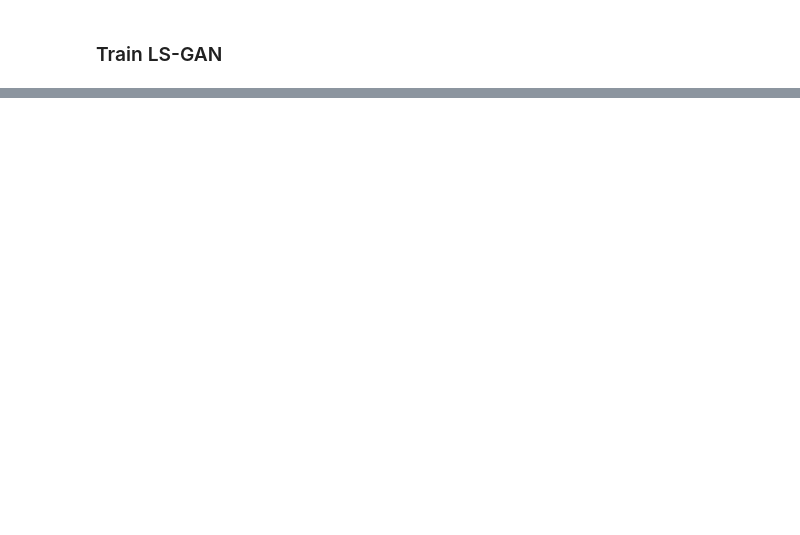
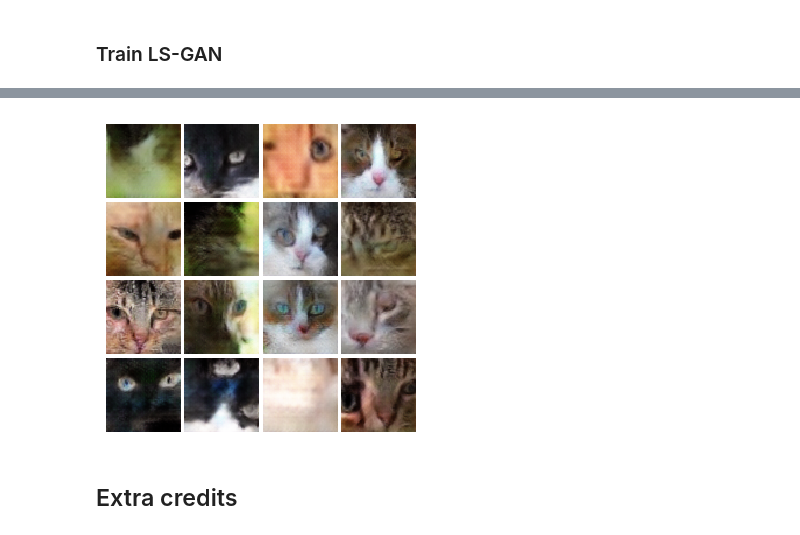
Before and after one commit to ruachang/UIUC-CS444-DL-for-cv, a Jupyter notebook: assignment4/MP4.ipynb, the cells around one changed output, grey strips where cells are left out. Saved outputs shown, nothing was run; the diff lists cells and outputs as text; code cells hidden in the pictures; blank space fills up the shorter version.

```diff
--- a/assignment4/MP4.ipynb
+++ b/assignment4/MP4.ipynb
@@ -188,0 +263,14 @@ train(D, G, D_optimizer, G_optimizer, ls_discriminator_loss,
+# %%
+noise = sample_noise(batch_size, NOISE_DIM).to(device)
+noise = noise.view(batch_size, NOISE_DIM, 1, 1)
+fake_images = G(noise)
+fake_images = fake_images.view(batch_size, 3, imsize, imsize)
+disp_fake_images = deprocess_img(fake_images.data)  # denormalize
+imgs_numpy = (disp_fake_images).cpu().numpy()
+show_images(imgs_numpy[0:16], color=3 != 1)
+plt.show()
+print()
+# %% [output]
+[figure, added]
+# %% [markdown]
+## Extra credits
```
Also changed, not shown: parts of 22 cells of this notebook, 3 other files.
